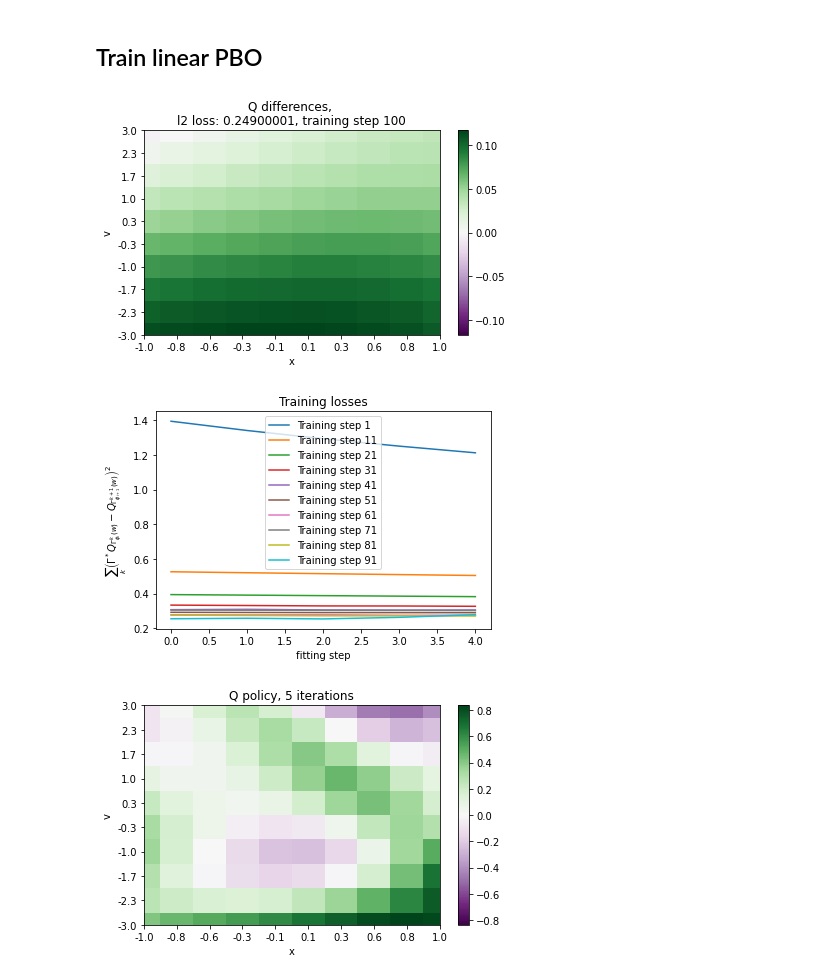
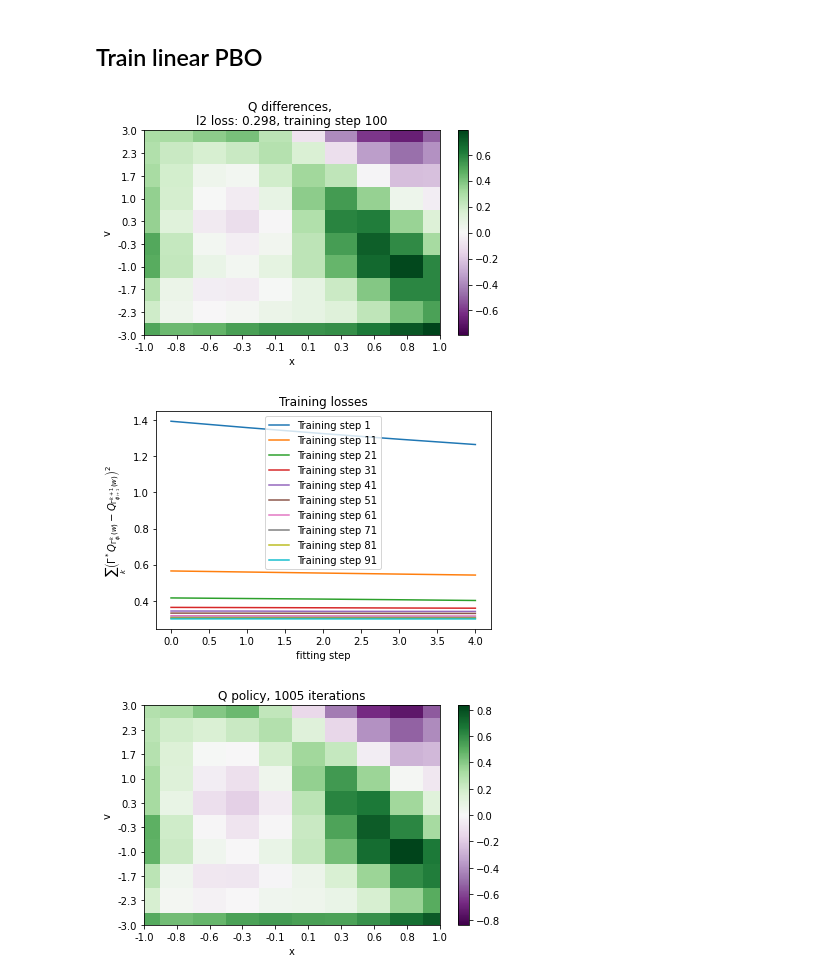
Before and after one commit to theovincent/PBO, a Jupyter notebook: pbo_car_on_hill.ipynb, the cells around one changed output. Drawn from its saved outputs; the diff is of its cells as text; code cells hidden in the pictures.

```diff
--- a/pbo_car_on_hill.ipynb
+++ b/pbo_car_on_hill.ipynb
@@ -30,7 +30,7 @@ n_weights = 100
 # # Trainings
 layers_dimension = (10,)
 max_bellman_iterations = 5
-batch_size_samples = n_samples // 10
+batch_size_samples = n_samples
 
 # ## Linear PBO
 training_steps = 100
@@ -345,7 +345,7 @@ from pbo.networks.learnable_pbo import LinearPBO
 
 data_loader_samples = SampleDataLoader(replay_buffer, batch_size_samples, shuffle_key)
 data_loader_weights = WeightsDataLoader(weights_buffer, batch_size_weights, shuffle_key)
-pbo = LinearPBO(q_pbo, max_bellman_iterations, True, pbo_network_key, learning_rate)  # add_infinity == False
+pbo = LinearPBO(q_pbo, max_bellman_iterations, True, pbo_network_key, learning_rate)  # add_infinity == True
 importance_iteration = jnp.ones(max_bellman_iterations + 1)
 
 l2_losses = np.ones((training_steps, fitting_steps)) * np.nan
@@ -359,38 +359,38 @@ for training_step in range(training_steps):
 
         data_loader_weights.shuffle()
         for batch_weights in data_loader_weights:
             data_loader_samples.shuffle()
             for batch_samples in data_loader_samples:
                 pbo.params, pbo.optimizer_state, l2_loss = pbo.learn_on_batch(
                     pbo.params, params_target, pbo.optimizer_state, batch_weights, batch_samples, importance_iteration
                 )
                 cumulative_l2_loss += l2_loss
 
         l2_losses[training_step, fitting_step] = cumulative_l2_loss
 
     q_weight = validation_initial_weight
-    for _ in range(max_bellman_iterations):
+    for _ in range(max_bellman_iterations + 100):
         q_weight = pbo(pbo.params, q_weight)
     q_pbo.params = q.to_params(q_weight)
     diff_q_pbo = env.diff_q_mesh(q_pbo, states_x, states_v)
 
     q_visu_mesh.set_values(diff_q_pbo)
     q_visu_mesh.show(f"Q differences, \nl2 loss: {str(jnp.round(cumulative_l2_loss, 3))}, training step {training_step + 1}", xlabel="x", ylabel="v")
 
 
 for training_step in range(0, training_steps, 10):
     plt.plot(l2_losses[training_step], label=f"Training step {training_step + 1}")
 
 plt.legend()
 plt.xlabel("fitting step")
 plt.ylabel(r"$\sum_{k} \left(\Gamma^*Q_{\Gamma_{\phi_i}^k(w)} - Q_{\Gamma_{\phi_{i + 1}}^{k + 1}(w)} \right)^2$")
 plt.title("Training losses")
 plt.show()
 # %% [output]
-[figure, old version]
+[figure, new version]
-[figure, old version]
+[figure, new version]
 # %%
-test_bellman_iterations = max_bellman_iterations
+test_bellman_iterations = max_bellman_iterations + 1000
 
 q_weight = validation_initial_weight
 for _ in range(test_bellman_iterations):
@@ -406,7 +406,7 @@ q_visu_mesh = TwoDimesionsMesh(states_x, states_v, sleeping_time=0, axis_equal=F
 q_visu_mesh.set_values(diff_q_pbo)
 q_visu_mesh.show(f"Q policy, {test_bellman_iterations} iterations", xlabel="x", ylabel="v")
 # %% [output]
-[figure, old version]
+[figure, new version]
 # %%
 q_visu_mesh.set_values((diff_q_pbo > 0).astype(float))
 q_visu_mesh.show(f"Q policy, {test_bellman_iterations} iterations", xlabel="x", ylabel="v")
```
Also changed, not shown: parts of 8 cells of this notebook.
